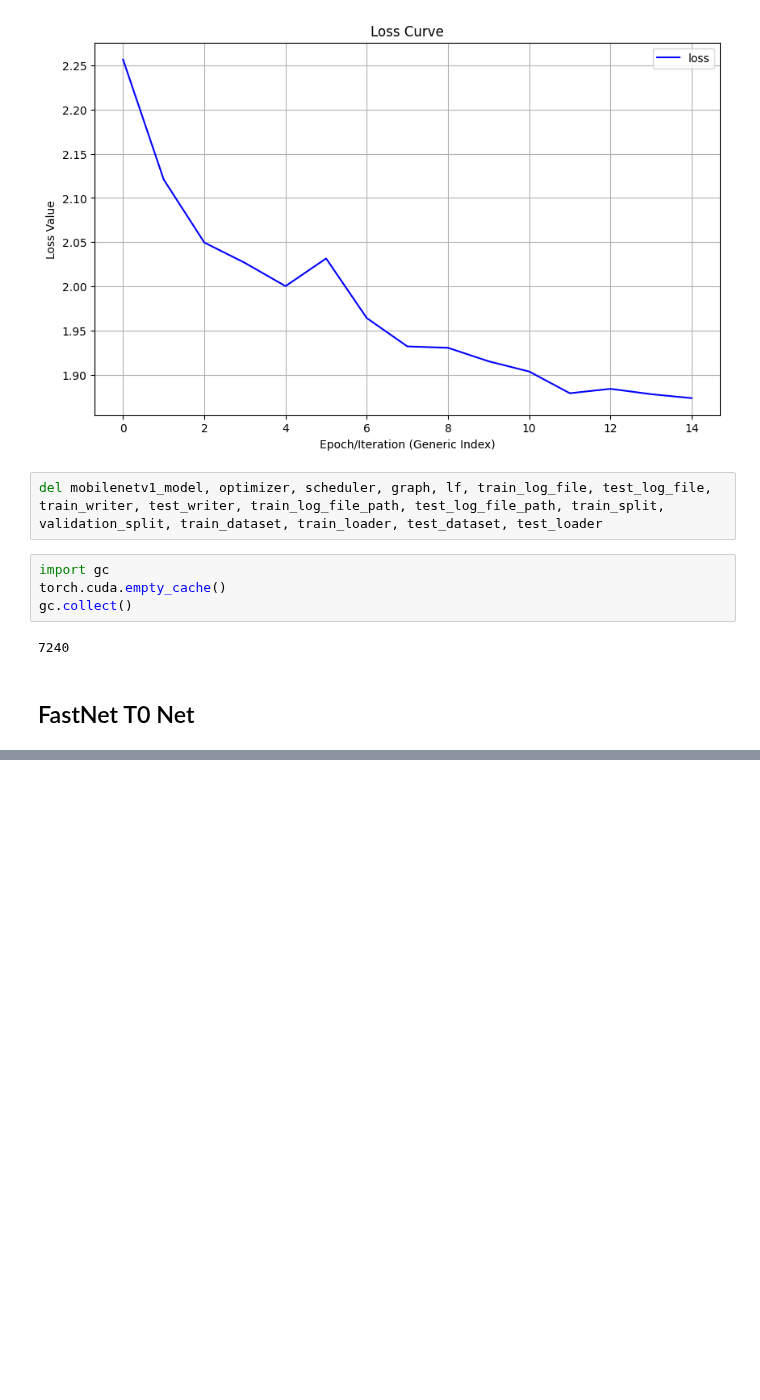
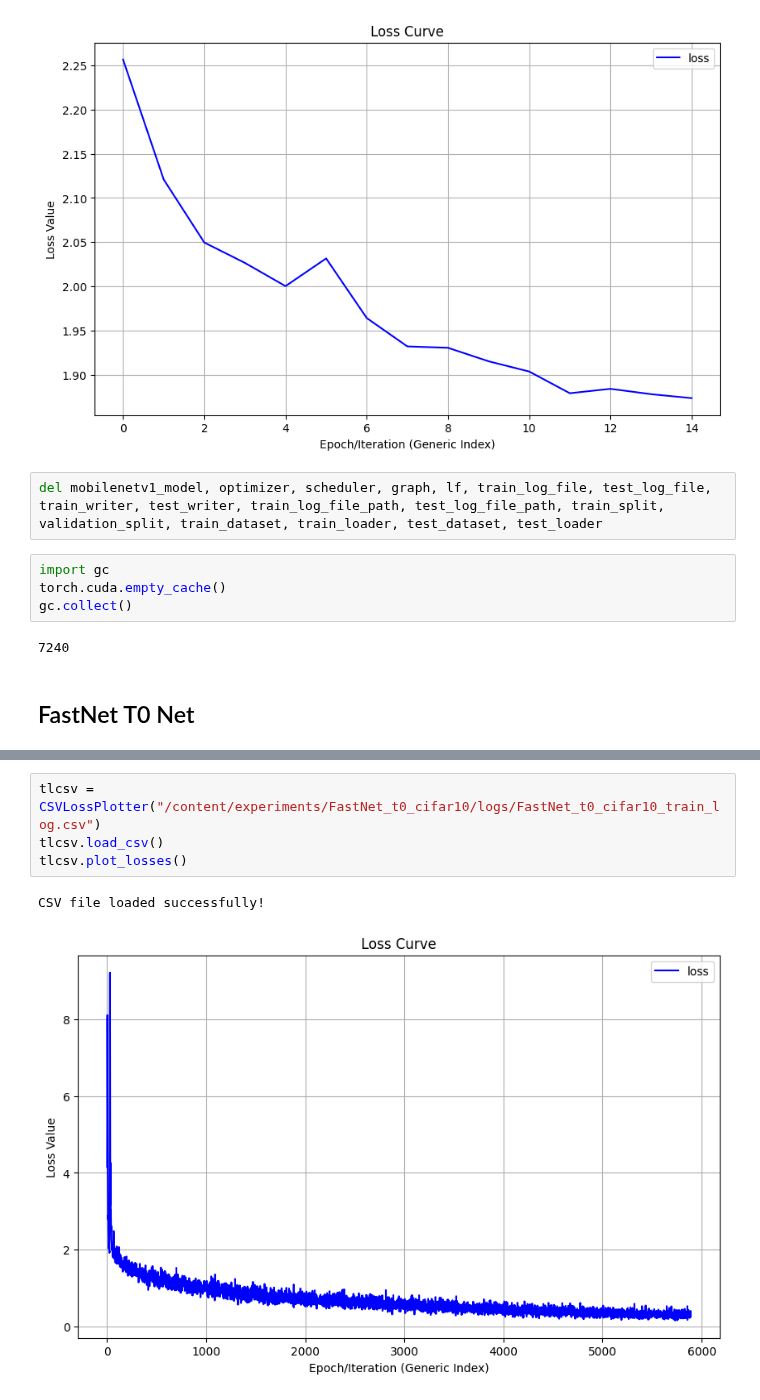
Before and after one commit to anonymous174174/404brain-not-found, a Jupyter notebook: Development/speed_discrepancy.ipynb, the cells around one changed output, grey strips where cells are left out. Saved outputs shown, nothing was run; the diff lists cells and outputs as text; blank space fills up the shorter version.

```diff
--- a/Development/speed_discrepancy.ipynb
+++ b/Development/speed_discrepancy.ipynb
@@ -7974,0 +8996,7 @@ import neuronix.losses as l
+# %%
+tlcsv = CSVLossPlotter("/content/experiments/FastNet_t0_cifar10/logs/FastNet_t0_cifar10_train_log.csv")
+tlcsv.load_csv()
+tlcsv.plot_losses()
+# %% [output]
+CSV file loaded successfully!
+[figure, added]
```
Also changed, not shown: parts of 31 cells of this notebook.
